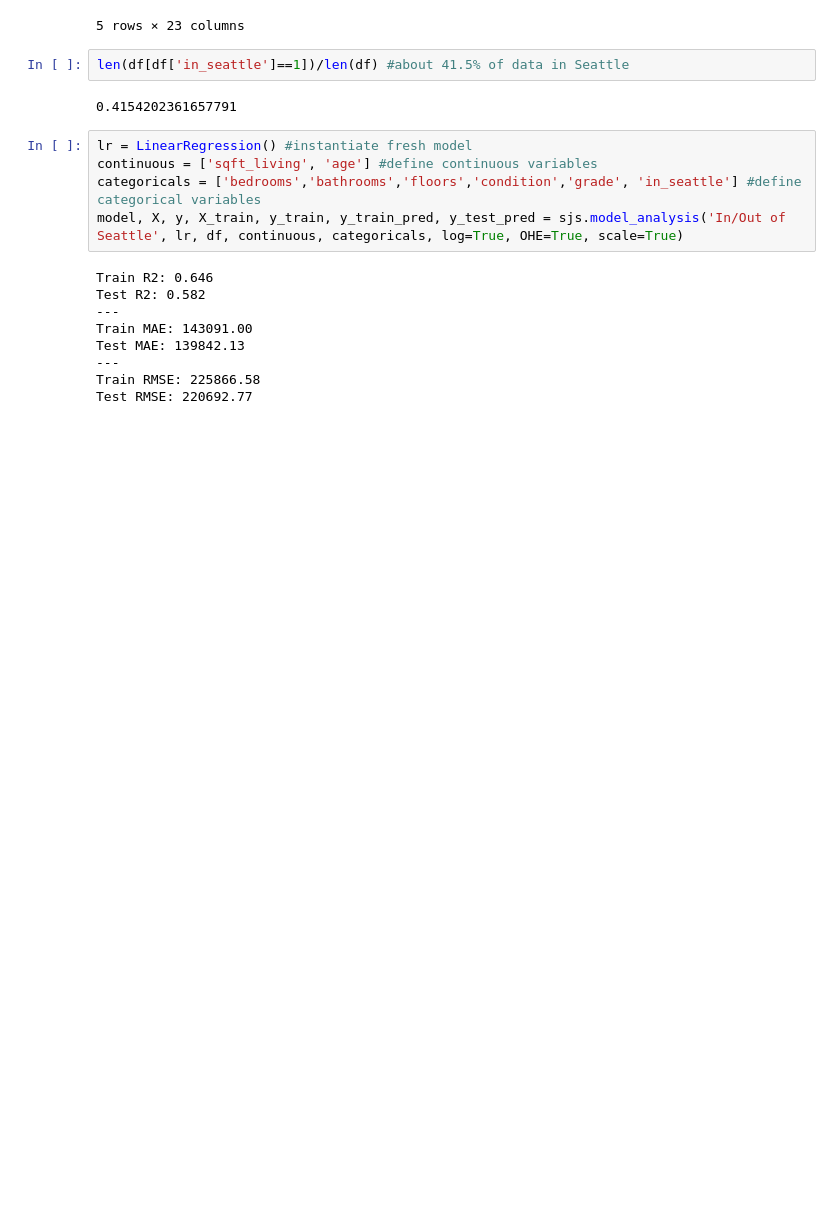
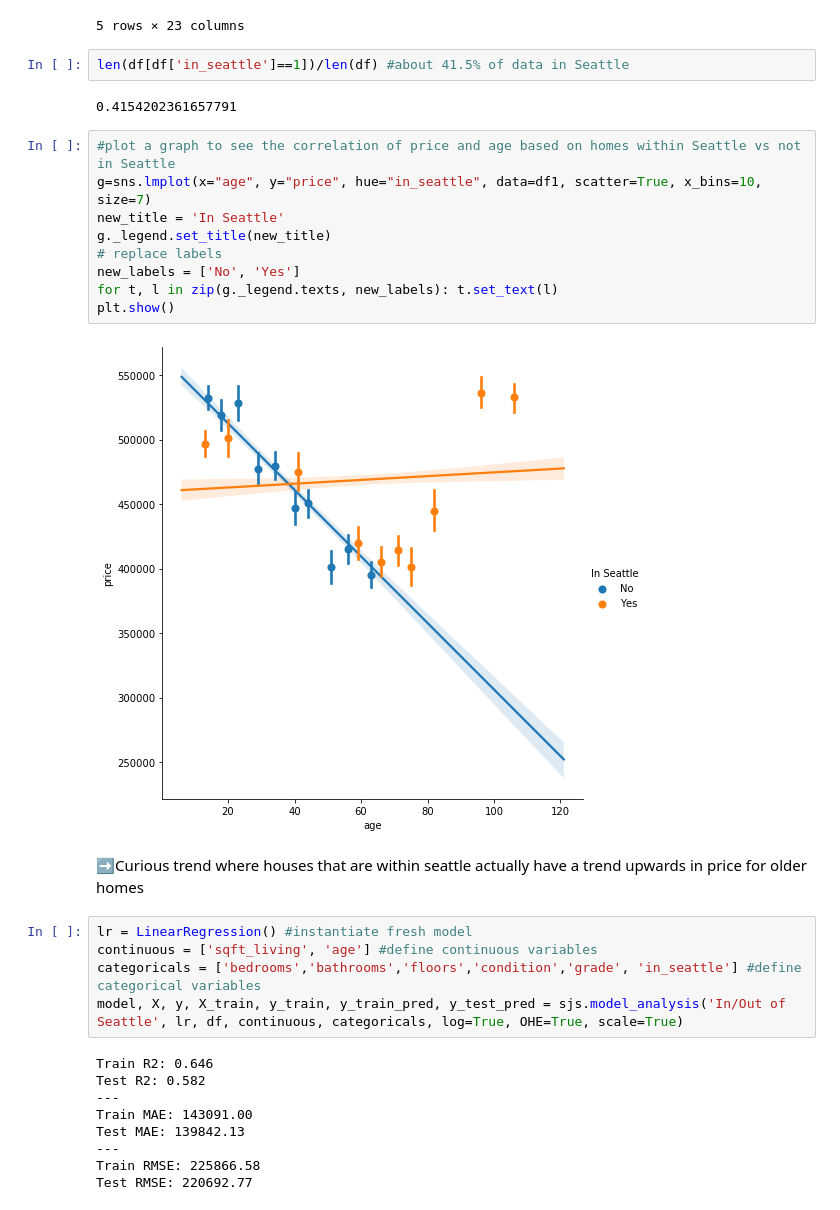
Before and after one commit to shawnjohnsamuel/dsc-phase-2-project, a Jupyter notebook: project-notebook.ipynb, the cells around one changed output. Cells and saved outputs as stored; diff of their text form; blank space fills up the shorter version.

```diff
--- a/project-notebook.ipynb
+++ b/project-notebook.ipynb
@@ -599,6 +605,19 @@ df.head()
 len(df[df['in_seattle']==1])/len(df) #about 41.5% of data in Seattle
 # %% [output]
 0.4154202361657791
+# %%
+#plot a graph to see the correlation of price and age based on homes within Seattle vs not in Seattle
+g=sns.lmplot(x="age", y="price", hue="in_seattle", data=df1, scatter=True, x_bins=10, size=7)
+new_title = 'In Seattle'
+g._legend.set_title(new_title)
+# replace labels
+new_labels = ['No', 'Yes']
+for t, l in zip(g._legend.texts, new_labels): t.set_text(l)
+plt.show()
+# %% [output]
+[figure, added]
+# %% [markdown]
+➡️Curious trend where houses that are within seattle actually have a trend upwards in price for older homes
 # %%
 lr = LinearRegression() #instantiate fresh model
 continuous = ['sqft_living', 'age'] #define continuous variables
```
Also changed, not shown: parts of 31 cells of this notebook.
